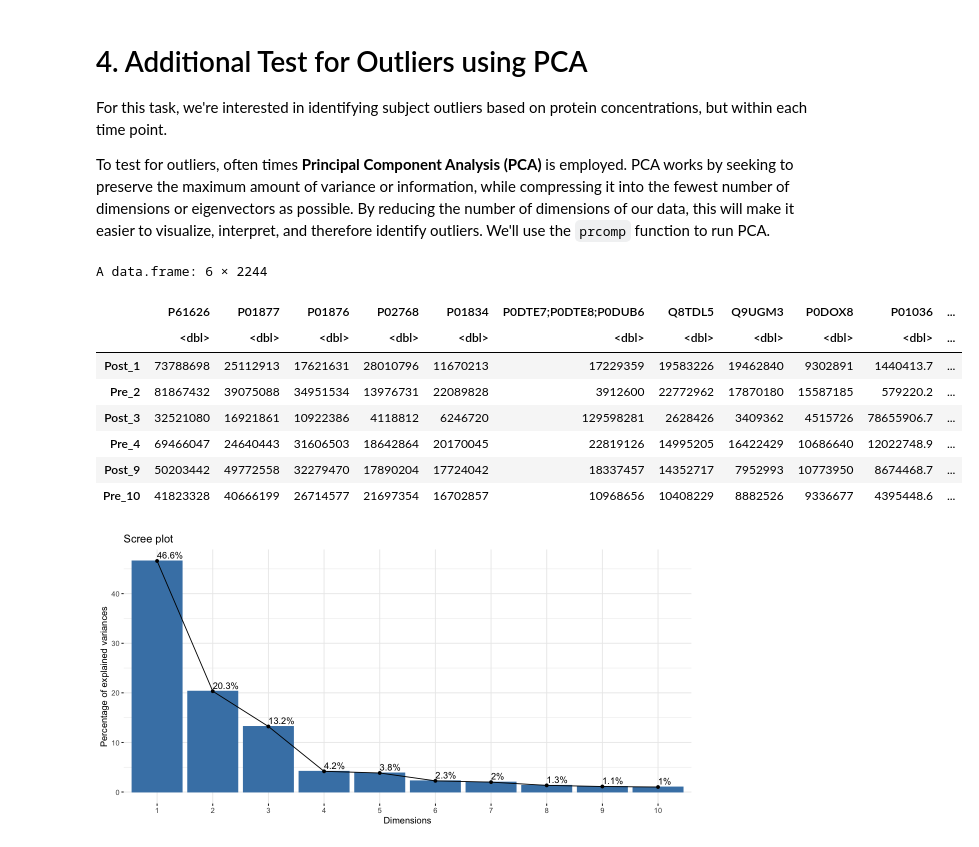
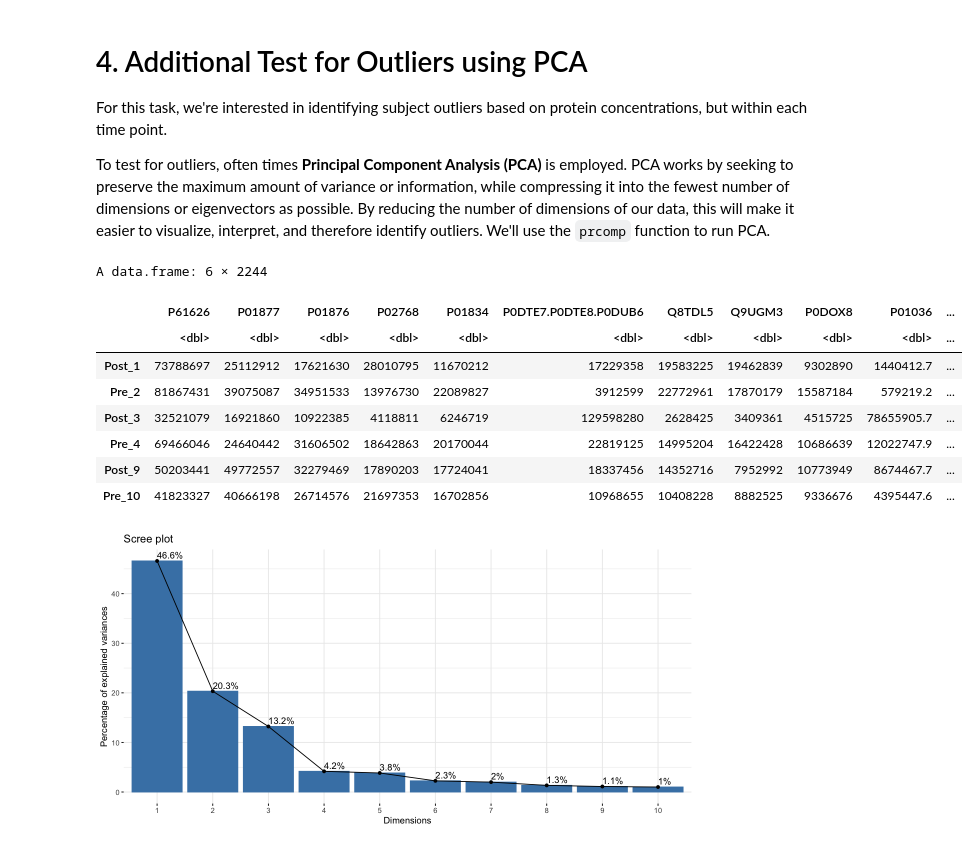
Before and after one commit to UNCSRP/PRogramming-for-Environmental-Health-And-Toxicology-PREHEAT-Retreat, a Jupyter notebook: 2. Data Processing/Proteomics Data Processing.ipynb, the cells around one changed output. Saved outputs shown, nothing was run; the diff lists cells and outputs as text; code cells hidden in the pictures.

```diff
--- a/2. Data Processing/Proteomics Data Processing.ipynb
+++ b/2. Data Processing/Proteomics Data Processing.ipynb
@@ -244,15 +224,16 @@ QRILC_imputation = function(dataset){
     # adding back in id cols
     QRILC_df = cbind(Subject_ID = wider_dataset$Subject_ID, Sample_ID = wider_dataset$Sample_ID, QRILC_df)
 
-    # pivoting the df
-                   # I STOPPED HERE
+    # pivoting the df back into a long format
     imputed_dataset = QRILC_df %>%
-         pivot_longer(cols = 2:all_of(final_pivoted_column_number), names_to = "Protein", values_to = "Value")
+         pivot_longer(cols = 3:all_of(dim(QRILC_df)[2]), names_to = "Protein_Accession", values_to = "Intensity")
 
-   return(QRILC_df)
+   return(imputed_dataset)
 }
 
 # calling fn
 imputed_df = QRILC_imputation(normalized_df)
+
+# viewing data
 head(imputed_df)
 # %% [output]
@@ -273,23 +254,23 @@ For this task, we're interested in identifying subject outliers based on protein
 To test for outliers, often times **Principal Component Analysis (PCA)** is employed. PCA works by seeking to preserve the maximum amount of variance or information, while compressing it into the fewest number of dimensions or eigenvectors as possible. By reducing the number of dimensions of our data, this will make it easier to visualize, interpret, and therefore identify outliers. We'll use the `prcomp` function to run PCA.
 # %%
 # prepping df for PCA
-pca_prep_df = normalized_df %>%
+pca_prep_df = imputed_df %>%
     # selecting columns of interest
-    select(c("Sample_ID", "Protein_Accession", "Norm_Intensity")) %>%
-    pivot_wider(names_from = Protein_Accession, values_from = Norm_Intensity) %>%
+    select(c("Sample_ID", "Protein_Accession", "Intensity")) %>%
+    pivot_wider(names_from = Protein_Accession, values_from = Intensity) %>%
     column_to_rownames(var = "Sample_ID")
 
 head(pca_prep_df)
 # %% [output]
 A data.frame: 6 × 2244
-|  | P61626 | P01877 | P01876 | P02768 | P01834 | P0DTE7;P0DTE8;P0DUB6 | Q8TDL5 | Q9UGM3 | P0DOX8 | P01036 | ... |
+|  | P61626 | P01877 | P01876 | P02768 | P01834 | P0DTE7.P0DTE8.P0DUB6 | Q8TDL5 | Q9UGM3 | P0DOX8 | P01036 | ... |
 |  | <dbl> | <dbl> | <dbl> | <dbl> | <dbl> | <dbl> | <dbl> | <dbl> | <dbl> | <dbl> | ... |
-| Post_1 | 73788698 | 25112913 | 17621631 | 28010796 | 11670213 | 17229359 | 19583226 | 19462840 | 9302891 | 1440413.7 | ... |
-| Pre_2 | 81867432 | 39075088 | 34951534 | 13976731 | 22089828 | 3912600 | 22772962 | 17870180 | 15587185 | 579220.2 | ... |
-| Post_3 | 32521080 | 16921861 | 10922386 | 4118812 | 6246720 | 129598281 | 2628426 | 3409362 | 4515726 | 78655906.7 | ... |
-| Pre_4 | 69466047 | 24640443 | 31606503 | 18642864 | 20170045 | 22819126 | 14995205 | 16422429 | 10686640 | 12022748.9 | ... |
-| Post_9 | 50203442 | 49772558 | 32279470 | 17890204 | 17724042 | 18337457 | 14352717 | 7952993 | 10773950 | 8674468.7 | ... |
-| Pre_10 | 41823328 | 40666199 | 26714577 | 21697354 | 16702857 | 10968656 | 10408229 | 8882526 | 9336677 | 4395448.6 | ... |
+| Post_1 | 73788697 | 25112912 | 17621630 | 28010795 | 11670212 | 17229358 | 19583225 | 19462839 | 9302890 | 1440412.7 | ... |
+| Pre_2 | 81867431 | 39075087 | 34951533 | 13976730 | 22089827 | 3912599 | 22772961 | 17870179 | 15587184 | 579219.2 | ... |
+| Post_3 | 32521079 | 16921860 | 10922385 | 4118811 | 6246719 | 129598280 | 2628425 | 3409361 | 4515725 | 78655905.7 | ... |
+| Pre_4 | 69466046 | 24640442 | 31606502 | 18642863 | 20170044 | 22819125 | 14995204 | 16422428 | 10686639 | 12022747.9 | ... |
+| Post_9 | 50203441 | 49772557 | 32279469 | 17890203 | 17724041 | 18337456 | 14352716 | 7952992 | 10773949 | 8674467.7 | ... |
+| Pre_10 | 41823327 | 40666198 | 26714576 | 21697353 | 16702856 | 10968655 | 10408228 | 8882525 | 9336676 | 4395447.6 | ... |
 # %%
 # running PCA
 pca = prcomp(pca_prep_df)
```
Also changed, not shown: parts of 7 cells of this notebook.
